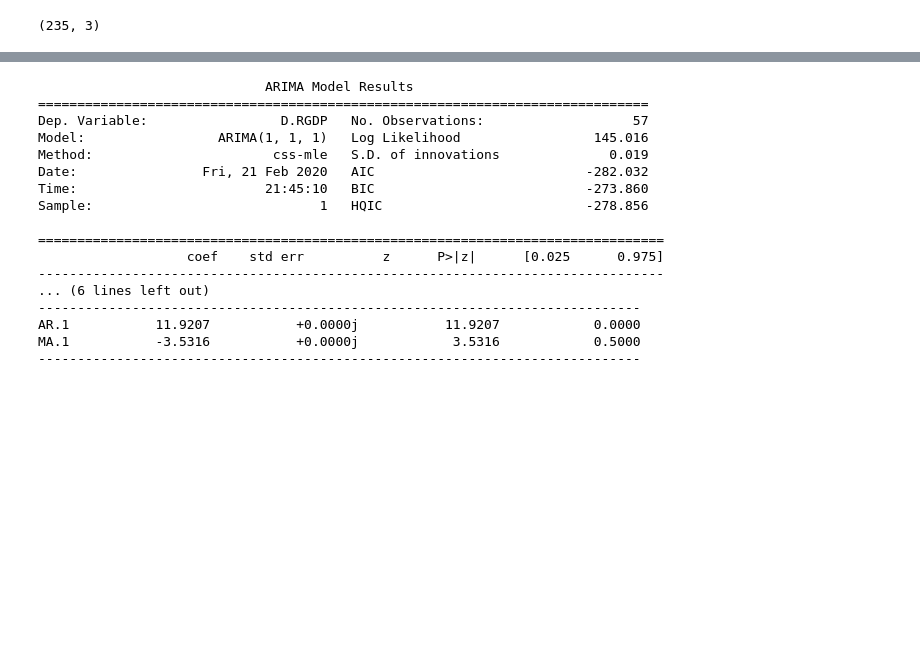
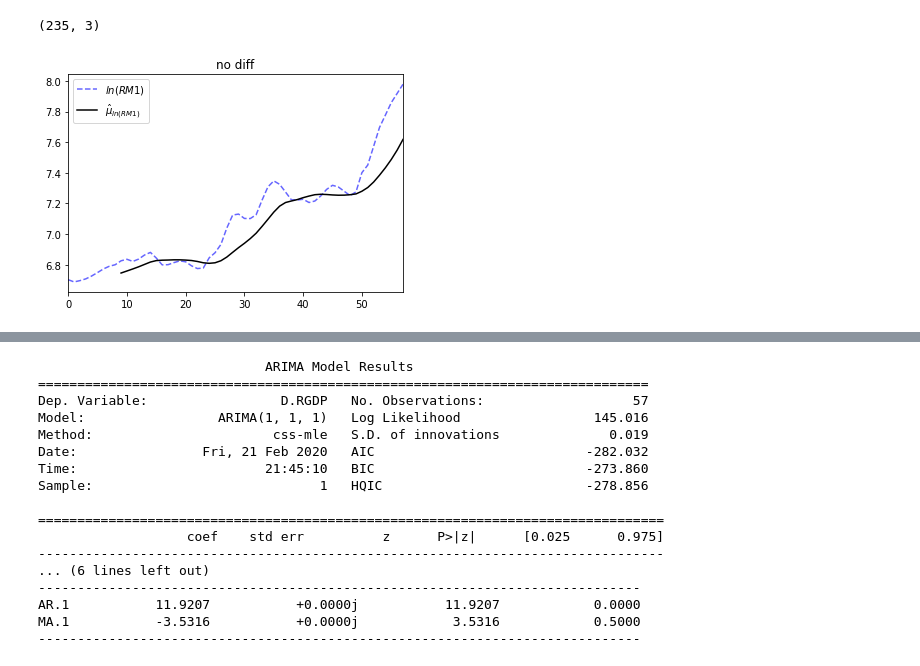
Before and after one commit to karasikHacker/econ571ps2, a Jupyter notebook: ps2.ipynb, the cells around one changed output, grey strips where cells are left out. Drawn from its saved outputs; the diff is of its cells as text; code cells hidden in the pictures; blank space fills up the shorter version.

```diff
--- a/ps2.ipynb
+++ b/ps2.ipynb
@@ -577,3 +577,11 @@ y_X.shape
 q_X.shape
 # %% [output]
 (235, 3)
+# %%
+ym1.plot(style='k--', c='b', alpha=0.6)
+ax = ym1.rolling(10).mean().plot(style='k', title="no diff")
+ax.legend([r'$ln(RM1)$', r'$\hat{\mu}_{ln(RM1)}$'])
+#ax.get_figure().savefig('figures/stationary_diff/m_0diff.pdf')
+ax.get_figure().savefig('figures/stationary_diff/ym10_mu.pdf')
+# %% [output]
+[figure, added]
```
Also changed, not shown: parts of 12 cells of this notebook, 8 other files.
